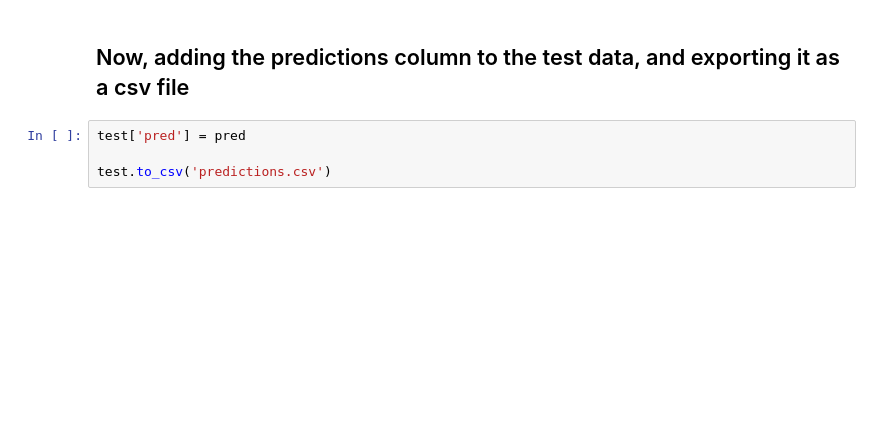
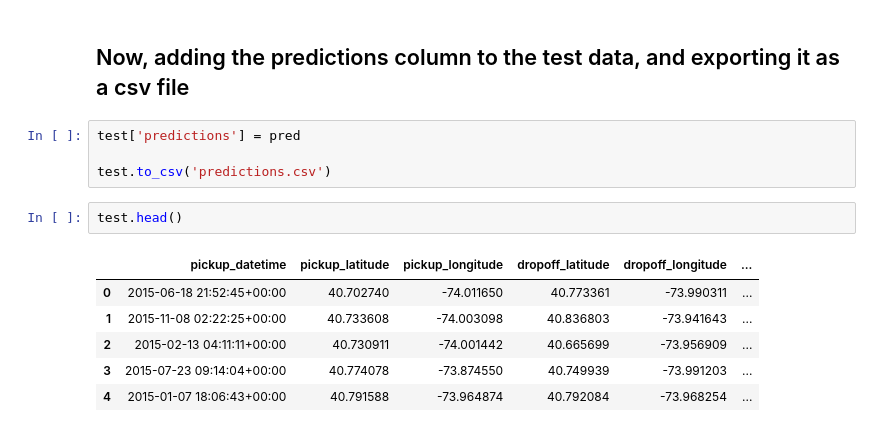
Before and after one commit to gaustin15/taxi_project, a Jupyter notebook: Make_Predictions.ipynb, the cells around one changed output. Saved outputs shown, nothing was run; the diff lists cells and outputs as text; blank space fills up the shorter version.

```diff
--- a/Make_Predictions.ipynb
+++ b/Make_Predictions.ipynb
@@ -248,6 +269,15 @@ plt.show()
 # %% [markdown]
 ## Now, adding the predictions column to the test data, and exporting it as a csv file
 # %%
-test['pred'] = pred
+test['predictions'] = pred
 
 test.to_csv('predictions.csv')
+# %%
+test.head()
+# %% [output]
+|  | pickup_datetime | pickup_latitude | pickup_longitude | dropoff_latitude | dropoff_longitude | ... |
+| 0 | 2015-06-18 21:52:45+00:00 | 40.702740 | -74.011650 | 40.773361 | -73.990311 | ... |
+| 1 | 2015-11-08 02:22:25+00:00 | 40.733608 | -74.003098 | 40.836803 | -73.941643 | ... |
+| 2 | 2015-02-13 04:11:11+00:00 | 40.730911 | -74.001442 | 40.665699 | -73.956909 | ... |
+| 3 | 2015-07-23 09:14:04+00:00 | 40.774078 | -73.874550 | 40.749939 | -73.991203 | ... |
+| 4 | 2015-01-07 18:06:43+00:00 | 40.791588 | -73.964874 | 40.792084 | -73.968254 | ... |
```
Also changed, not shown: parts of 16 cells of this notebook, 3 other files.
